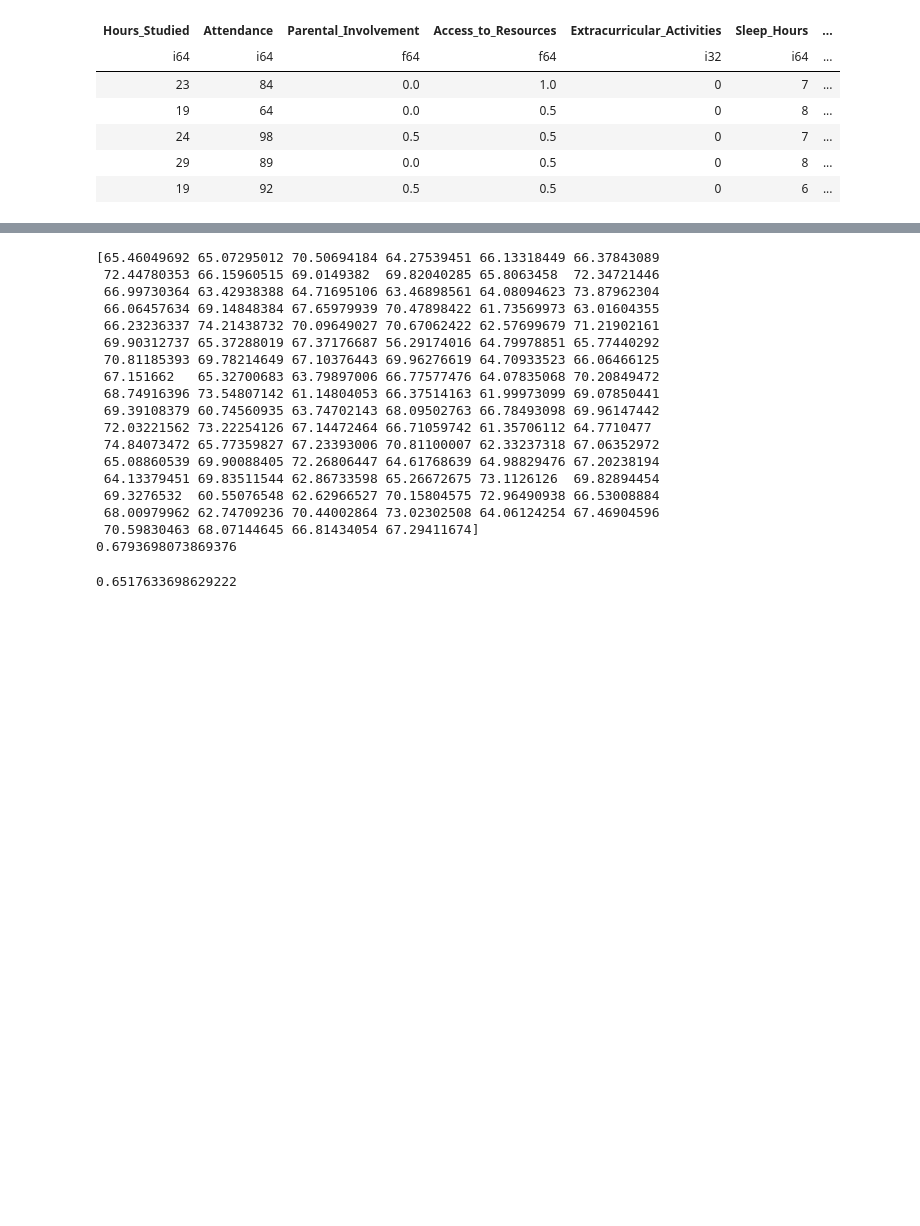
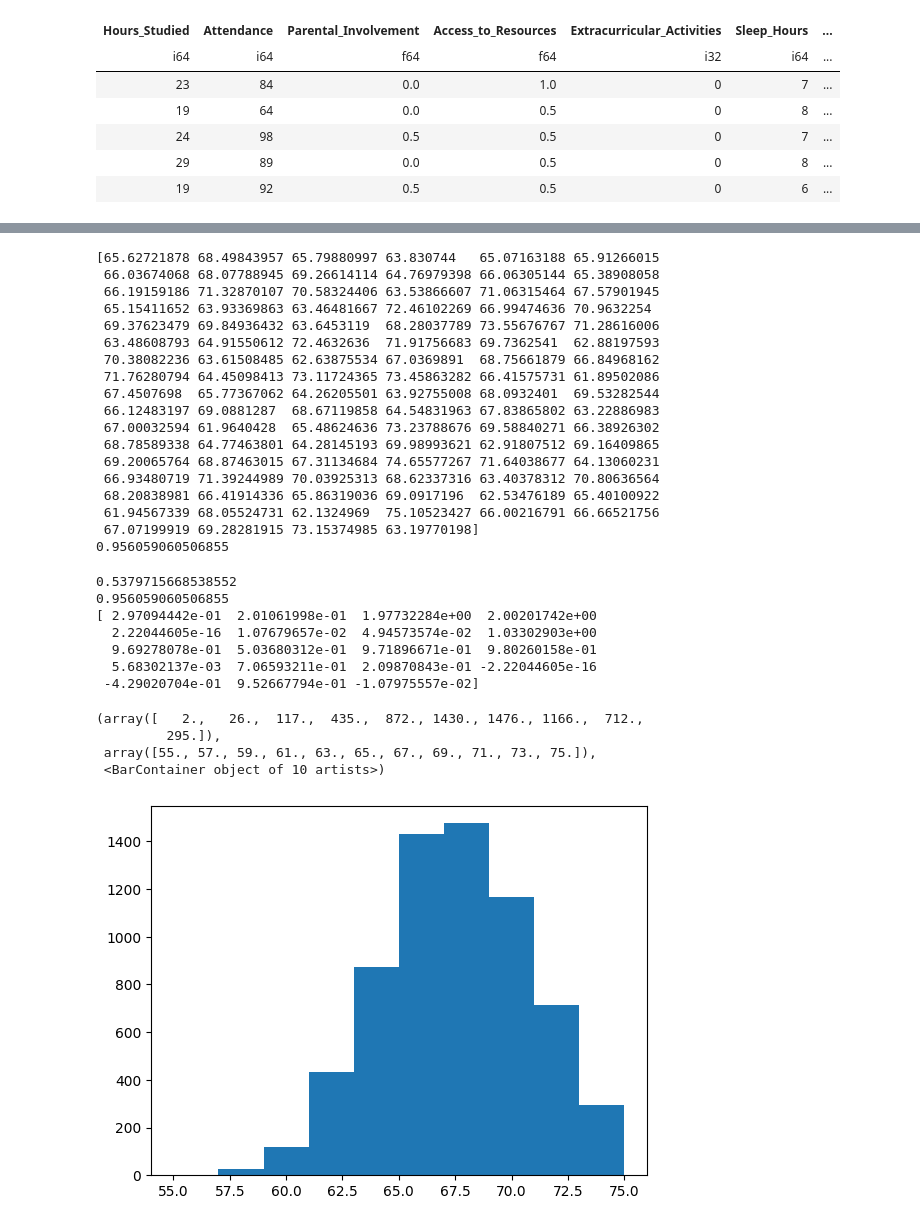
Before and after one commit to matsern27/ReLuLearning, a Jupyter notebook: watch.ipynb, the cells around one changed output, grey strips where cells are left out. Cells and saved outputs as stored; diff of their text form; code cells hidden in the pictures; blank space fills up the shorter version.

```diff
--- a/watch.ipynb
+++ b/watch.ipynb
@@ -135,30 +136,45 @@ model_linearregression = LinearRegression()
 model_linearregression.fit(X_train,Y_train)
 
 Y_pred = model_linearregression.predict(X_test)
-print(Y_pred[:100])
 print(r2_score(Y_pred, Y_test))
 # %% [output]
-[65.46049692 65.07295012 70.50694184 64.27539451 66.13318449 66.37843089
- 72.44780353 66.15960515 69.0149382  69.82040285 65.8063458  72.34721446
- 66.99730364 63.42938388 64.71695106 63.46898561 64.08094623 73.87962304
- 66.06457634 69.14848384 67.65979939 70.47898422 61.73569973 63.01604355
- 66.23236337 74.21438732 70.09649027 70.67062422 62.57699679 71.21902161
- 69.90312737 65.37288019 67.37176687 56.29174016 64.79978851 65.77440292
- 70.81185393 69.78214649 67.10376443 69.96276619 64.70933523 66.06466125
- 67.151662   65.32700683 63.79897006 66.77577476 64.07835068 70.20849472
- 68.74916396 73.54807142 61.14804053 66.37514163 61.99973099 69.07850441
- 69.39108379 60.74560935 63.74702143 68.09502763 66.78493098 69.96147442
- 72.03221562 73.22254126 67.14472464 66.71059742 61.35706112 64.7710477
- 74.84073472 65.77359827 67.23393006 70.81100007 62.33237318 67.06352972
- 65.08860539 69.90088405 72.26806447 64.61768639 64.98829476 67.20238194
- 64.13379451 69.83511544 62.86733598 65.26672675 73.1126126  69.82894454
- 69.3276532  60.55076548 62.62966527 70.15804575 72.96490938 66.53008884
- 68.00979962 62.74709236 70.44002864 73.02302508 64.06124254 67.46904596
- 70.59830463 68.07144645 66.81434054 67.29411674]
-0.6793698073869376
+[65.62721878 68.49843957 65.79880997 63.830744   65.07163188 65.91266015
+ 66.03674068 68.07788945 69.26614114 64.76979398 66.06305144 65.38908058
+ 66.19159186 71.32870107 70.58324406 63.53866607 71.06315464 67.57901945
+ 65.15411652 63.93369863 63.46481667 72.46102269 66.99474636 70.9632254
+ 69.37623479 69.84936432 63.6453119  68.28037789 73.55676767 71.28616006
+ 63.48608793 64.91550612 72.4632636  71.91756683 69.7362541  62.88197593
+ 70.38082236 63.61508485 62.63875534 67.0369891  68.75661879 66.84968162
+ 71.76280794 64.45098413 73.11724365 73.45863282 66.41575731 61.89502086
+ 67.4507698  65.77367062 64.26205501 63.92755008 68.0932401  69.53282544
+ 66.12483197 69.0881287  68.67119858 64.54831963 67.83865802 63.22886983
+ 67.00032594 61.9640428  65.48624636 73.23788676 69.58840271 66.38926302
+ 68.78589338 64.77463801 64.28145193 69.98993621 62.91807512 69.16409865
+ 69.20065764 68.87463015 67.31134684 74.65577267 71.64038677 64.13060231
+ 66.93480719 71.39244989 70.03925313 68.62337316 63.40378312 70.80636564
+ 68.20838981 66.41914336 65.86319036 69.0917196  62.53476189 65.40100922
+ 61.94567339 68.05524731 62.1324969  75.10523427 66.00216791 66.66521756
+ 67.07199919 69.28281915 73.15374985 63.19770198]
+0.956059060506855
 # %%
 import random
 # %%
 print(mean_absolute_error(Y_pred, Y_test))
+print(r2_score(Y_pred, Y_test))
+print(model_linearregression.coef_)
 # %% [output]
-0.6517633698629222
+0.5379715668538552
+0.956059060506855
+[ 2.97094442e-01  2.01061998e-01  1.97732284e+00  2.00201742e+00
+  2.22044605e-16  1.07679657e-02  4.94573574e-02  1.03302903e+00
+  9.69278078e-01  5.03680312e-01  9.71896671e-01  9.80260158e-01
+  5.68302137e-03  7.06593211e-01  2.09870843e-01 -2.22044605e-16
+ -4.29020704e-01  9.52667794e-01 -1.07975557e-02]
+# %%
+plt.hist(Y)
+# %% [output]
+(array([   2.,   26.,  117.,  435.,  872., 1430., 1476., 1166.,  712.,
+         295.]),
+ array([55., 57., 59., 61., 63., 65., 67., 69., 71., 73., 75.]),
+ <BarContainer object of 10 artists>)
+[figure, added]
```
Also changed, not shown: parts of 3 cells of this notebook, 1 other file.
